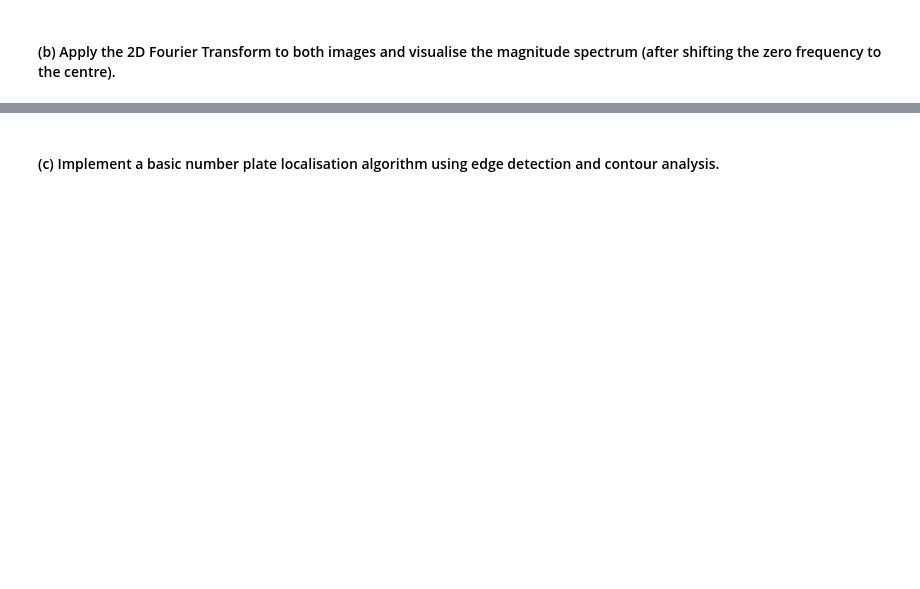
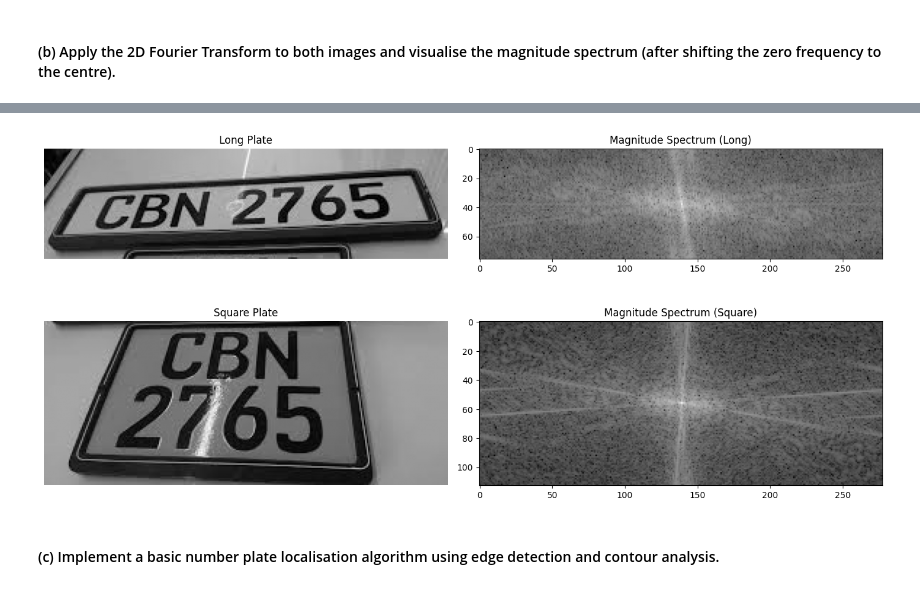
Before and after one commit to visharaaa/Math-CW-25, a Jupyter notebook: 2425578.ipynb, the cells around one changed output, grey strips where cells are left out. Drawn from its saved outputs; the diff is of its cells as text; code cells hidden in the pictures; blank space fills up the shorter version.

```diff
--- a/2425578.ipynb
+++ b/2425578.ipynb
@@ -371,2 +366,43 @@ plt.show()
+# %%
+import numpy as np
+
+def compute_spectrum(img_slice):
+    # Perform 2D FFT
+    f = np.fft.fft2(img_slice)
+    # Shift the zero frequency component to the center
+    fshift = np.fft.fftshift(f)
+    # Calculate magnitude spectrum and apply log scale
+    magnitude_spectrum = 20 * np.log(np.abs(fshift) + 1)
+    return magnitude_spectrum
+
+# Compute spectrum for both plates
+spectrum_long = compute_spectrum(long_plate)
+spectrum_square = compute_spectrum(square_plate)
+
+# Visualization
+plt.figure(figsize=(14, 7))
+
+plt.subplot(2, 2, 1)
+plt.imshow(long_plate, cmap='gray')
+plt.title("Long Plate")
+plt.axis('off')
+
+plt.subplot(2, 2, 2)
+plt.imshow(spectrum_long, cmap='gray') # 'jet' or 'gray' helps see intensity
+plt.title("Magnitude Spectrum (Long)")
+
+plt.subplot(2, 2, 3)
+plt.imshow(square_plate, cmap='gray')
+plt.title("Square Plate")
+plt.axis('off')
+
+plt.subplot(2, 2, 4)
+plt.imshow(spectrum_square, cmap='gray')
+plt.title("Magnitude Spectrum (Square)")
+
+plt.tight_layout()
+plt.show()
+# %% [output]
+[figure, added]
 # %% [markdown]
 #### (c) Implement a basic number plate localisation algorithm using edge detection and contour analysis.
```
Also changed, not shown: parts of 7 cells of this notebook.
